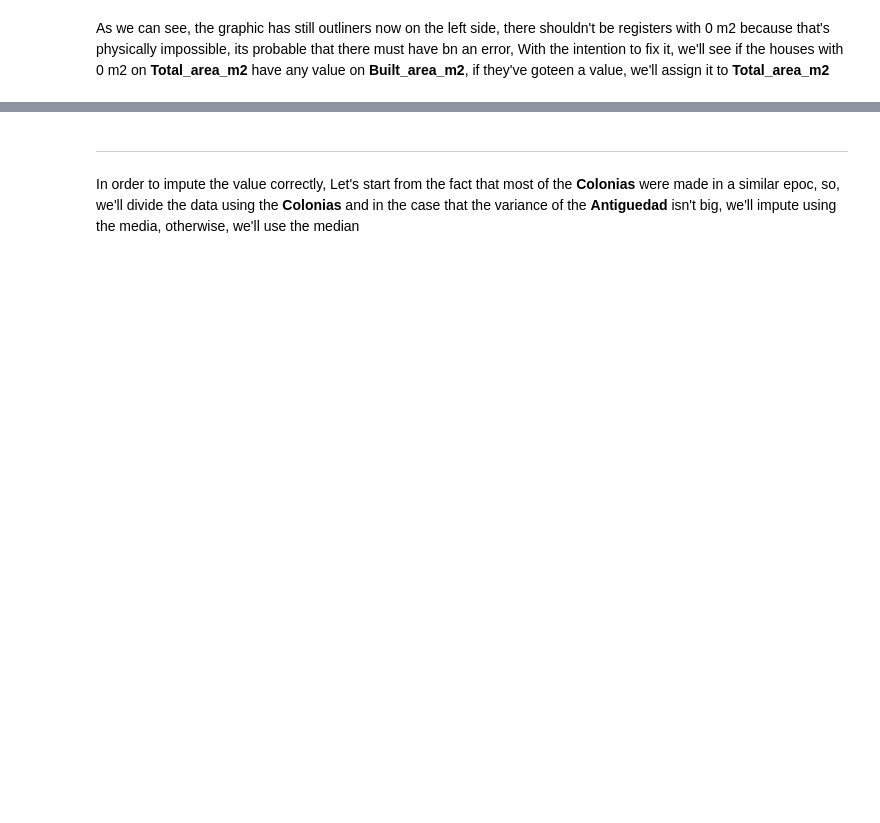
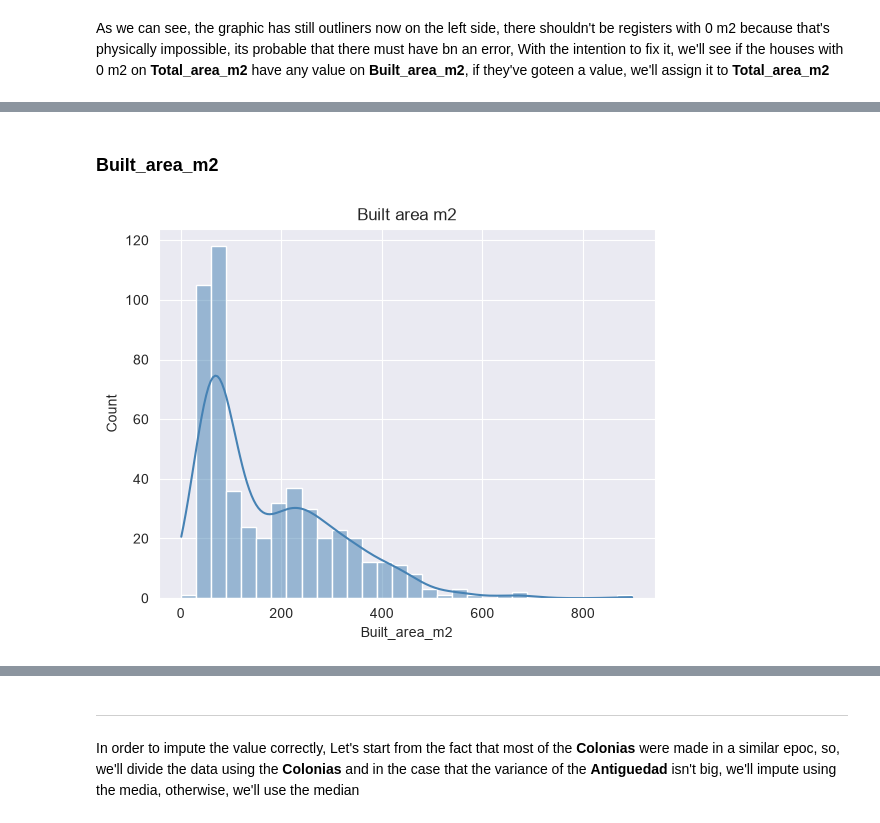
Before and after one commit to gamerOZZY/Zacah_Valuer, a Jupyter notebook: notebooks/Standarization_and_null_values.ipynb, the cells around one changed output, grey strips where cells are left out. Cells and saved outputs as stored; diff of their text form; code cells hidden in the pictures; blank space fills up the shorter version.

```diff
--- a/notebooks/Standarization_and_null_values.ipynb
+++ b/notebooks/Standarization_and_null_values.ipynb
@@ -139,0 +242,8 @@ plt.show()
+# %% [markdown]
+### Built_area_m2
+# %%
+sns.histplot(data=datos,x='Built_area_m2', color='steelblue', kde=True, bins=30)
+plt.title('Built area m2')
+plt.show()
+# %% [output]
+[figure, added]
```
Also changed, not shown: parts of 34 cells of this notebook, 2 other files.
